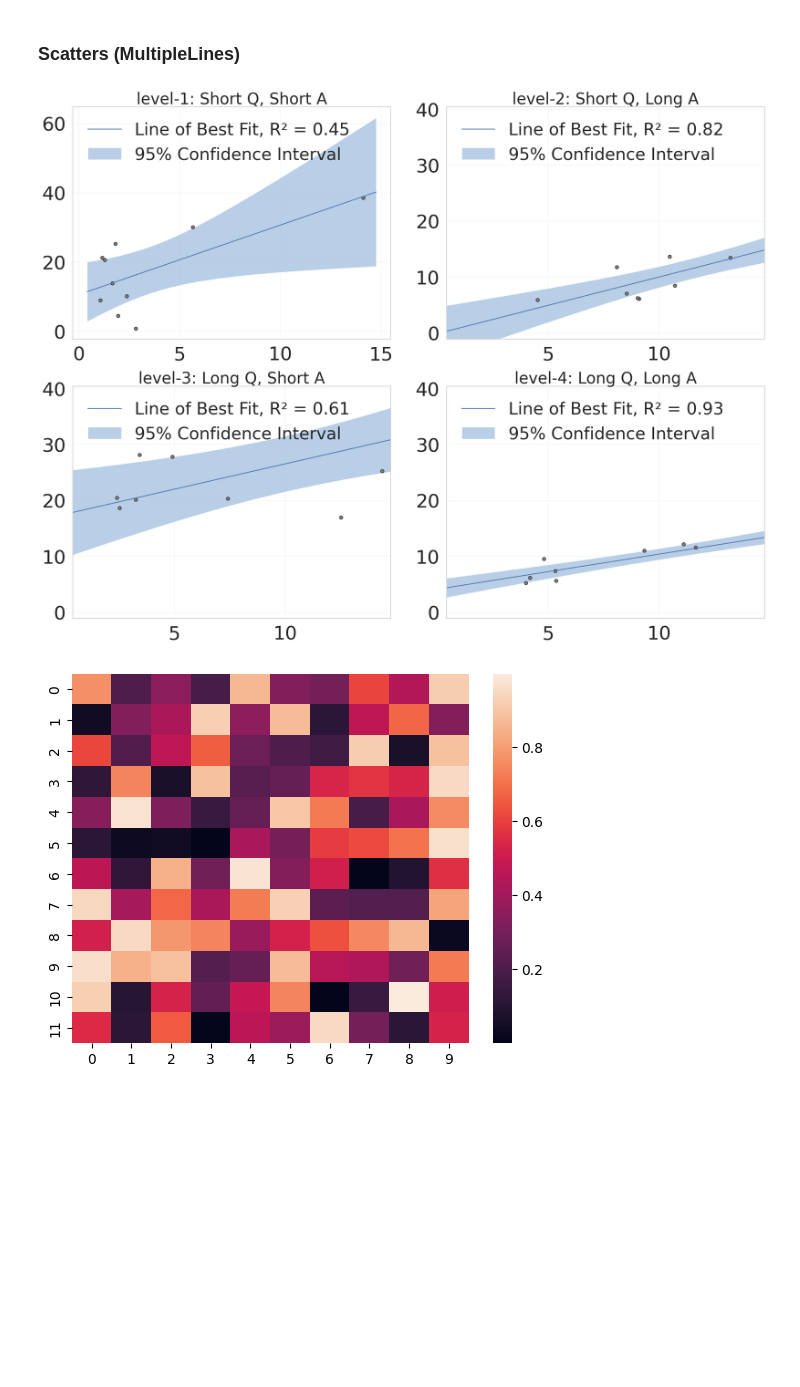
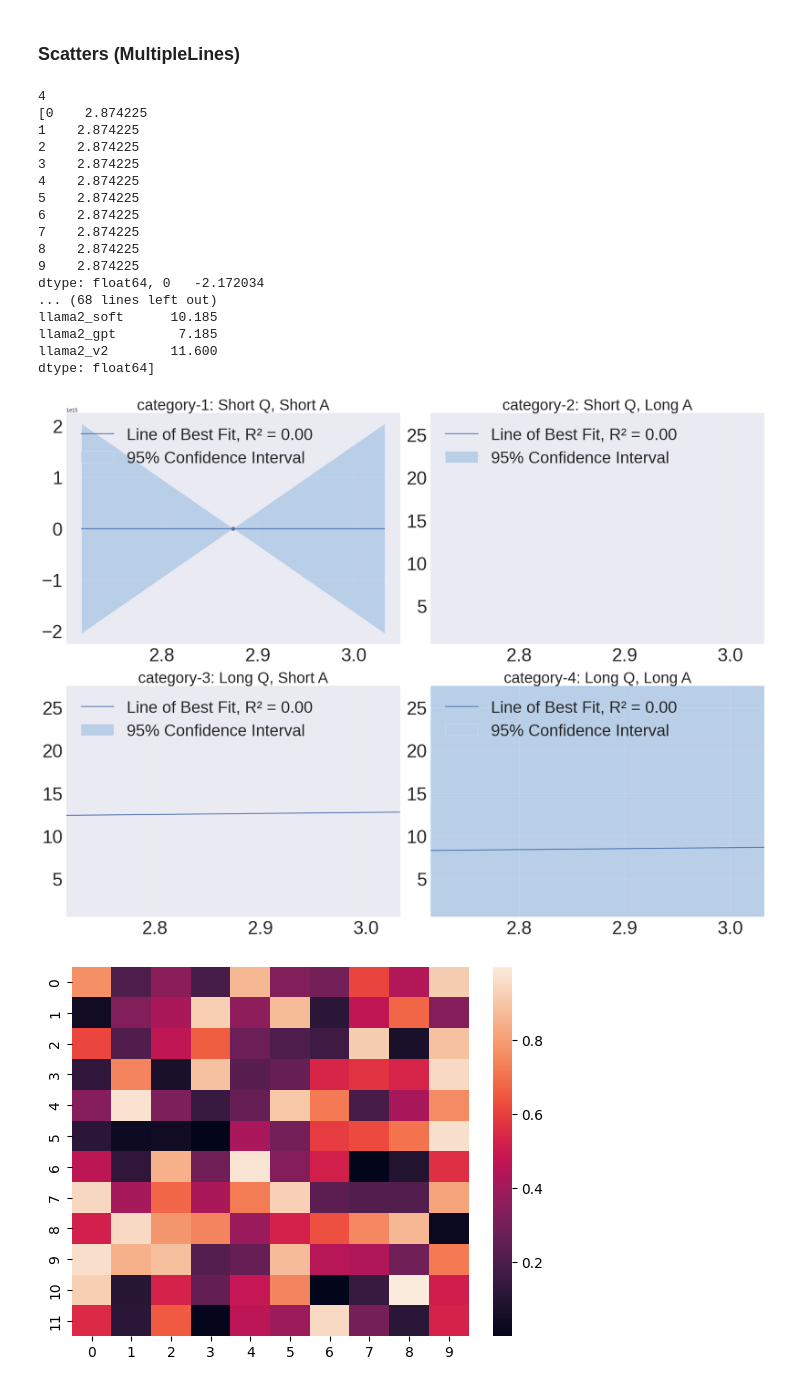
Before and after one commit to THU-KEG/WaterBench, a Jupyter notebook: gen_table.ipynb, the cells around one changed output. Saved outputs shown, nothing was run; the diff lists cells and outputs as text; code cells hidden in the pictures; blank space fills up the shorter version.

```diff
--- a/gen_table.ipynb
+++ b/gen_table.ipynb
@@ -582,7 +584,7 @@ for j in range(len(mutual_mode)):
 
         # tp_score_L1 = (tp_score1 * sum1 + tp_score2 *sum2) / (sum1 + sum2)
 
-        if tp_score1.empty or float(tp_score1.iloc[0]) < 0.05 or tp_score2.empty or float(tp_score2.iloc[0]) < 0.05 :
+        if tp_score1.empty or tp_score2.empty:
             output_str += "--"
         else:
             tp_score_i = float(tp_score1.iloc[0])
@@ -705,7 +707,7 @@ for j in range(len(mutual_mode)):
 
     # tp_score_L1 = (tp_score1 * sum1 + tp_score2 *sum2) / (sum1 + sum2)
 
-    if tp_score1.empty or float(tp_score1.iloc[0]) < 0.05 or tp_score2.empty or float(tp_score2.iloc[0]) < 0.05 :
+    if tp_score1.empty or tp_score2.empty:
         output_str += "--"
     else:
         tp_score_i = float(tp_score1.iloc[0])
@@ -1548,12 +1774,41 @@ def display_scatter_multilines(Xs, Ys, names=None, xlabels=None, ylabels=None, x
 # %%
 draw_matrix_T = draw_matrix1.transpose()
 
-Xs = [draw_matrix_T['1-1'] , draw_matrix_T['2-1'], draw_matrix_T['3-1'], draw_matrix_T['4-1']]
 
-Ys = [draw_matrix_T['1-2'], draw_matrix_T['2-2'], draw_matrix_T['3-2'], draw_matrix_T['4-2']]
-display_scatter_multilines(Xs, Ys, titles=['level-1: Short Q, Short A', 'level-2: Short Q, Long A', 'level-3: Long Q, Short A', 'level-4: Long Q, Long A'], save_name='scatters_all.pdf')
+
+# Xs = [draw_matrix_T['1-1'] , draw_matrix_T['2-1'], draw_matrix_T['3-1'], draw_matrix_T['4-1']]
+# Lens = [(7.72/2.96 + 51.52/1.57) / 2, (41.04/236.6 + 13.67/251.13) / 2, (10619.4/2.65 + 2263.32/9.45) / 2, (2198.65/260.88 + 12457.93/76.52) / 2, 32.58/64.13]
+
+Lens = [[(7.72/2.96 + 51.52/1.57) / 2] * 10] + [[(41.04/236.6 + 13.67/251.13) / 2] * 10] + [[(10619.4/2.65 + 2263.32/9.45) / 2] * 10] + [[(2198.65/260.88 + 12457.93/76.52) / 2] * 10]
+Xs = [np.log(x) for x in Lens]
+Xs = [pd.Series(xs) for xs in Xs]
+print(len(Xs))
+print(Xs)
+
+Ys = [(draw_matrix_T['1-1'] + draw_matrix_T['1-2']) / 2, (draw_matrix_T['2-1'] + draw_matrix_T['2-2']) / 2, (draw_matrix_T['3-1'] + draw_matrix_T['3-2']) / 2, (draw_matrix_T['4-1'] + draw_matrix_T['4-2']) / 2]
+
+print(len(Ys))
+print(Ys)
+display_scatter_multilines(Xs, Ys, titles=['category-1: Short Q, Short A', 'category-2: Short Q, Long A', 'category-3: Long Q, Short A', 'category-4: Long Q, Long A', 'category-5: Open-End'], save_name='scatters_all.pdf')
 # %% [output]
+4
+[0    2.874225
+1    2.874225
+2    2.874225
+3    2.874225
+4    2.874225
+5    2.874225
+6    2.874225
+7    2.874225
+8    2.874225
+9    2.874225
+dtype: float64, 0   -2.172034
+... (68 lines left out)
+llama2_soft      10.185
+llama2_gpt        7.185
+llama2_v2        11.600
+dtype: float64]
-[figure, old version]
+[figure, new version]
 # %%
 # uniform_data = np.random.rand(12,10)
 # ax = sns.heatmap(uniform_data)
```
Also changed, not shown: parts of 33 cells of this notebook, 18 other files.
